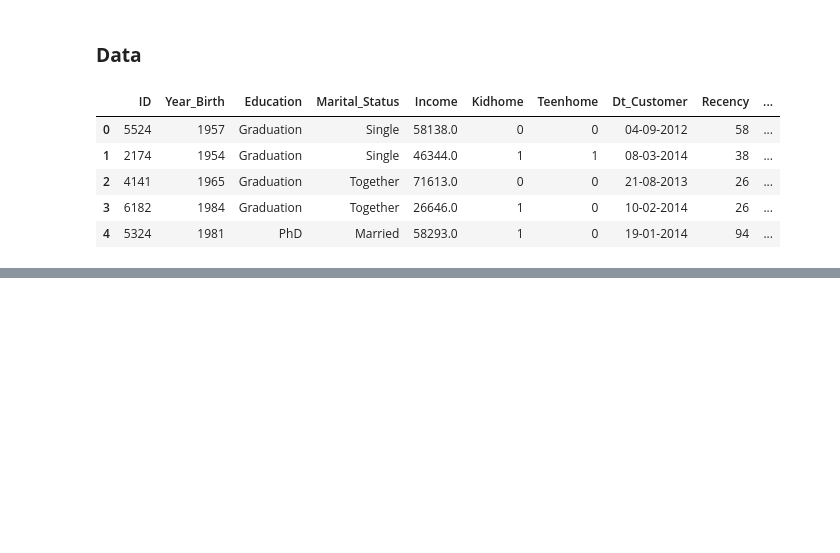
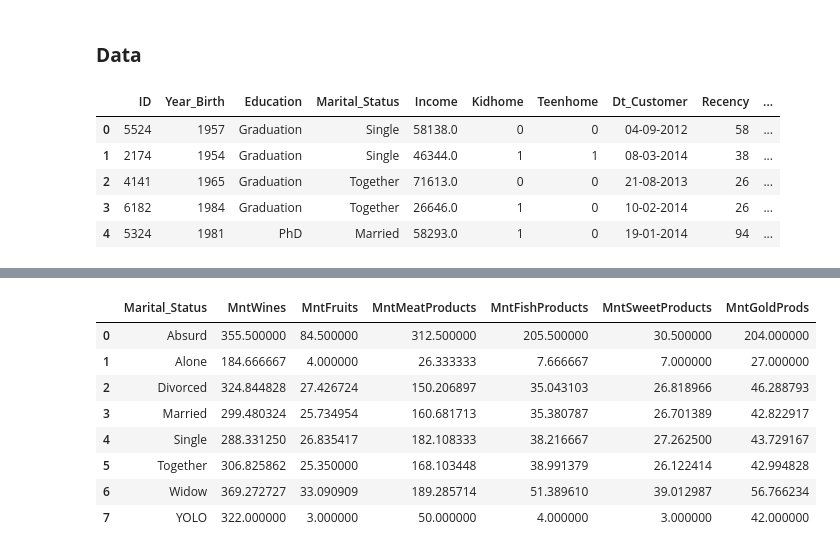
Before and after one commit to mkhadikn/Data-Analysis-and-Science, a Jupyter notebook: Company's_Ideal_Customers(Marketing_Strategy).ipynb, the cells around one changed output, grey strips where cells are left out. Drawn from its saved outputs; the diff is of its cells as text; code cells hidden in the pictures; blank space fills up the shorter version.

```diff
--- a/Company's_Ideal_Customers(Marketing_Strategy).ipynb
+++ b/Company's_Ideal_Customers(Marketing_Strategy).ipynb
@@ -82,0 +188,16 @@ data.head()
+# %%
+data3 = pd.DataFrame(\
+                     data.groupby(by=["Marital_Status"])[["MntWines", 'MntFruits', 'MntMeatProducts', 'MntFishProducts', 'MntSweetProducts', 'MntGoldProds']]\
+                     .mean()\
+                     .reset_index())
+data3
+# %% [output]
+|  | Marital_Status | MntWines | MntFruits | MntMeatProducts | MntFishProducts | MntSweetProducts | MntGoldProds |
+| 0 | Absurd | 355.500000 | 84.500000 | 312.500000 | 205.500000 | 30.500000 | 204.000000 |
+| 1 | Alone | 184.666667 | 4.000000 | 26.333333 | 7.666667 | 7.000000 | 27.000000 |
+| 2 | Divorced | 324.844828 | 27.426724 | 150.206897 | 35.043103 | 26.818966 | 46.288793 |
+| 3 | Married | 299.480324 | 25.734954 | 160.681713 | 35.380787 | 26.701389 | 42.822917 |
+| 4 | Single | 288.331250 | 26.835417 | 182.108333 | 38.216667 | 27.262500 | 43.729167 |
+| 5 | Together | 306.825862 | 25.350000 | 168.103448 | 38.991379 | 26.122414 | 42.994828 |
+| 6 | Widow | 369.272727 | 33.090909 | 189.285714 | 51.389610 | 39.012987 | 56.766234 |
+| 7 | YOLO | 322.000000 | 3.000000 | 50.000000 | 4.000000 | 3.000000 | 42.000000 |
```
Also changed, not shown: parts of 9 cells of this notebook.
